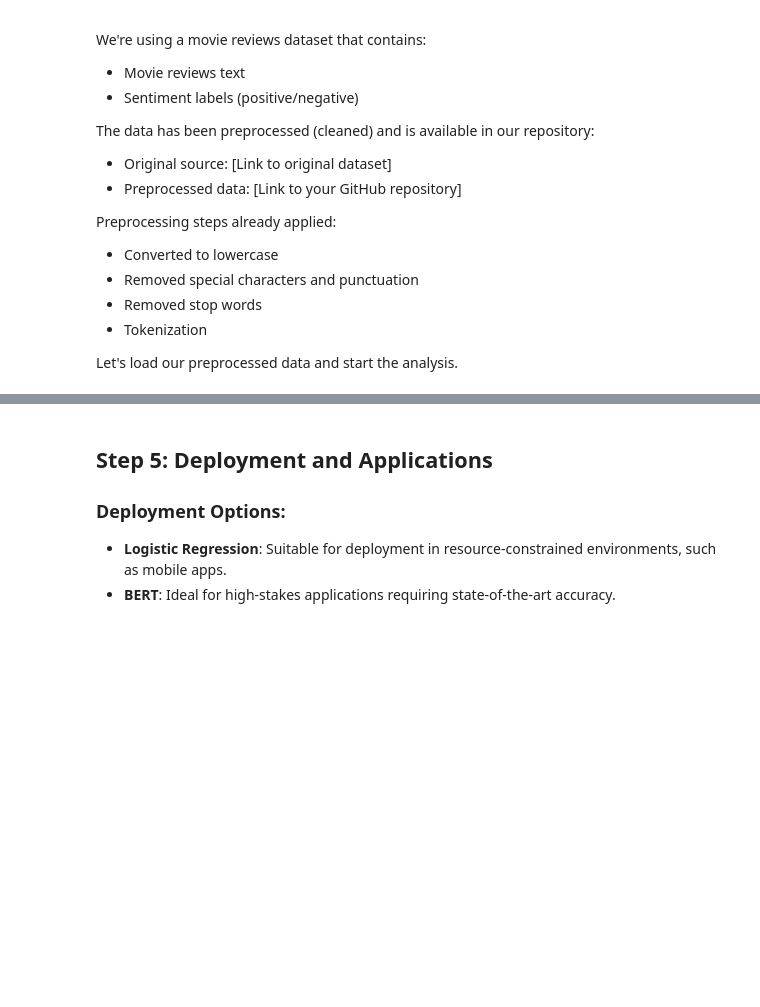
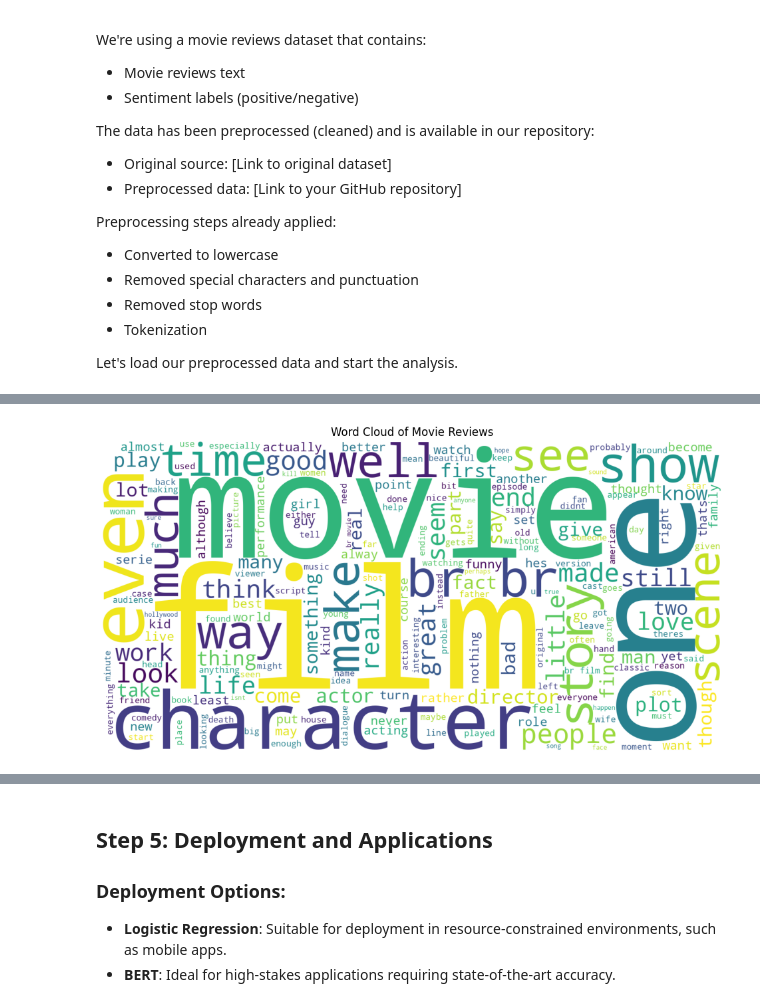
Before and after one commit to calmrocks/master-machine-learning-engineer, a Jupyter notebook: BasicModels/NLP.ipynb, the cells around one changed output, grey strips where cells are left out. Cells and saved outputs as stored; diff of their text form; code cells hidden in the pictures; blank space fills up the shorter version.

```diff
--- a/BasicModels/NLP.ipynb
+++ b/BasicModels/NLP.ipynb
@@ -102,33 +112,0 @@ True
-# %%
-import pandas as pd
-from datasets import load_dataset
-from sklearn.model_selection import train_test_split
-
-# Load the IMDB dataset
-dataset = load_dataset("imdb")
-
-# Convert to pandas DataFrame
-train_df = pd.DataFrame(dataset['train'])
-test_df = pd.DataFrame(dataset['test'])
-
-# Rename columns if necessary
-train_df = train_df.rename(columns={'text': 'review', 'label': 'sentiment'})
-test_df = test_df.rename(columns={'text': 'review', 'label': 'sentiment'})
-
-# Convert sentiment to string ('positive' or 'negative')
-train_df['sentiment'] = train_df['sentiment'].map({1: 'positive', 0: 'negative'})
-test_df['sentiment'] = test_df['sentiment'].map({1: 'positive', 0: 'negative'})
-
-# Save to CSV
-train_df.to_csv("IMDB_train.csv", index=False)
-test_df.to_csv("IMDB_test.csv", index=False)
-
-# Now you can load these files as before
-train_data = pd.read_csv("IMDB_train.csv")
-test_data = pd.read_csv("IMDB_test.csv")
-
-# Display the first few rows of the training dataset
-print(train_data.head())
-
-# Check for null values
-print(train_data.isnull().sum())
@@ -326,0 +218,10 @@ You should probably TRAIN this model on a down-stream task to be able to use it
+# %%
+# Create word cloud
+plt.figure(figsize=(12, 8))
+wordcloud = WordCloud(width=1600, height=800, background_color='white').generate(' '.join(train_df['cleaned_review']))
+plt.imshow(wordcloud)
+plt.axis('off')
+plt.title('Word Cloud of Movie Reviews')
+plt.show()
+# %% [output]
+[figure, added]
```
Also changed, not shown: parts of 26 cells of this notebook.
